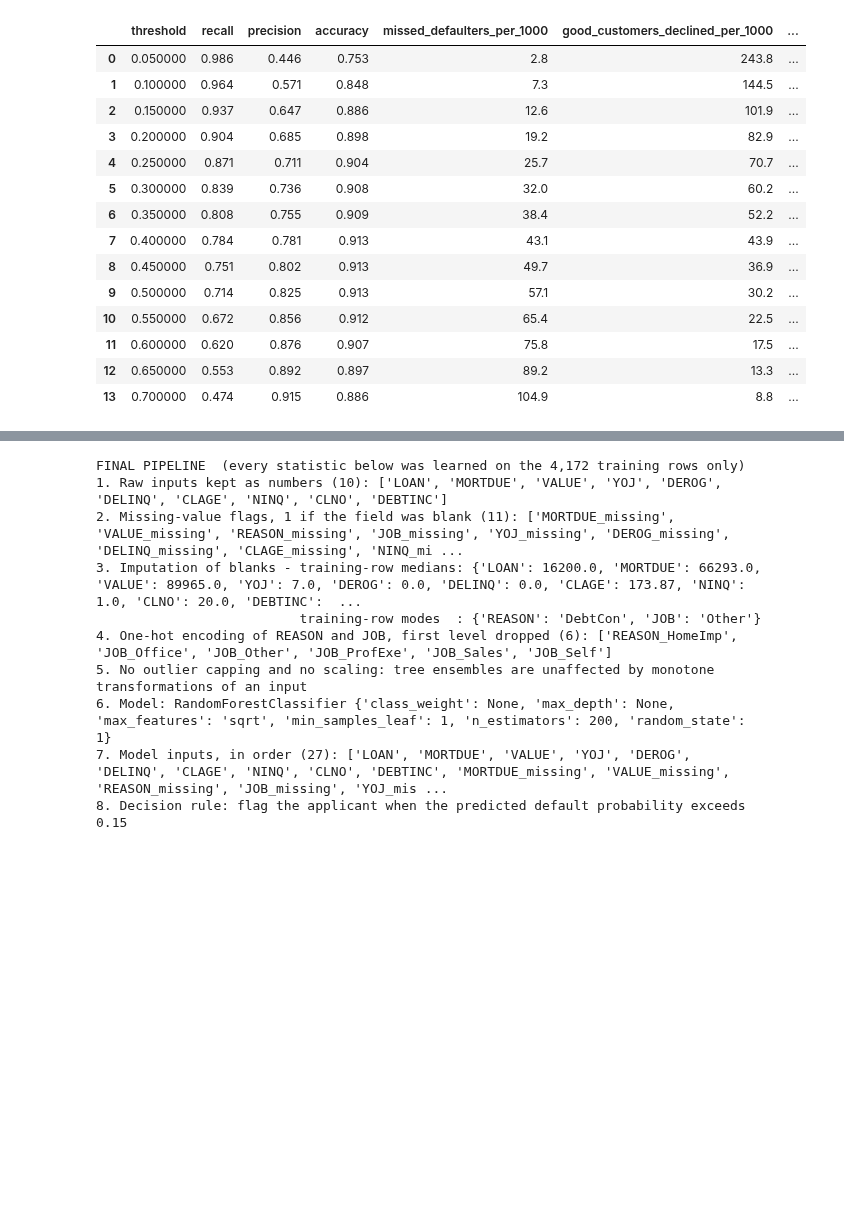
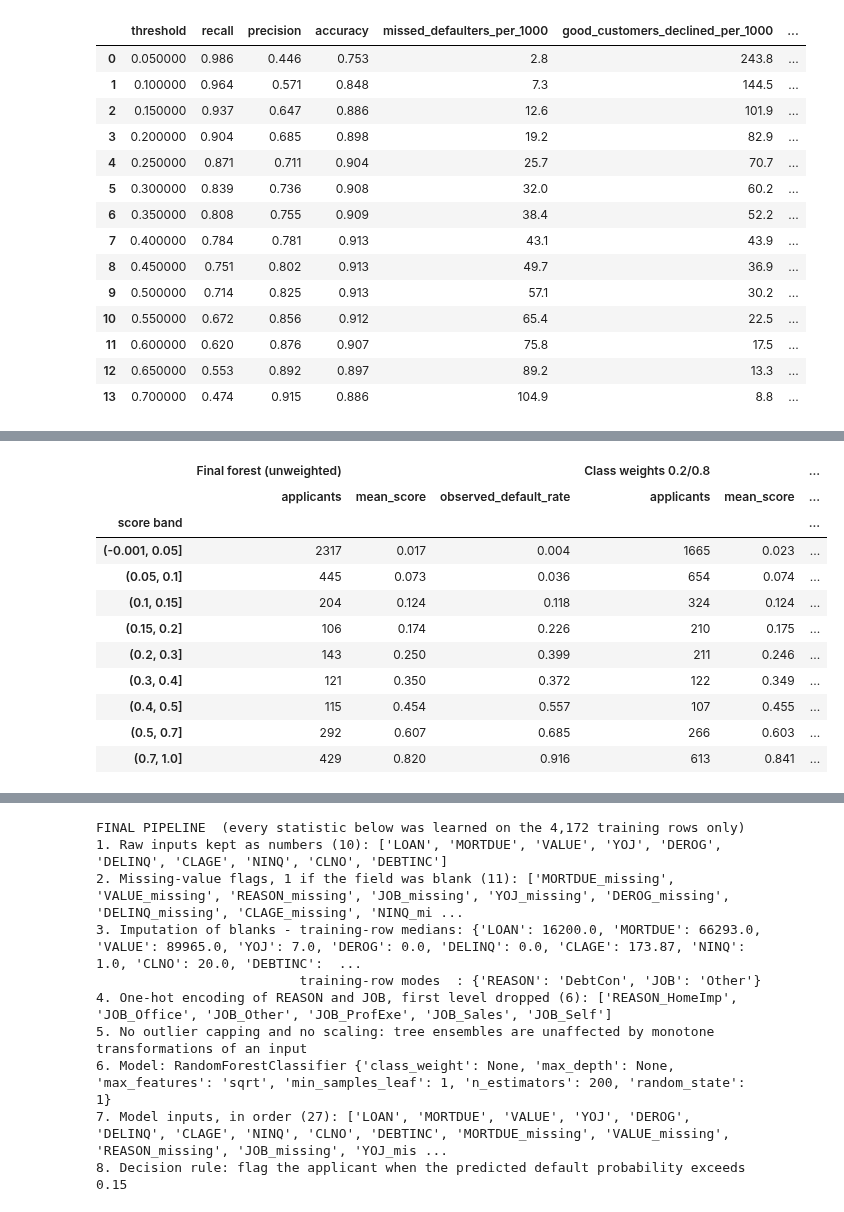
Before and after one commit to shubham1891/Personal-code, a Jupyter notebook: notebooks/Loan_Default_Prediction_Capstone.ipynb, the cells around one changed output, grey strips where cells are left out. Saved outputs shown, nothing was run; the diff lists cells and outputs as text; code cells hidden in the pictures; blank space fills up the shorter version.

```diff
--- a/notebooks/Loan_Default_Prediction_Capstone.ipynb
+++ b/notebooks/Loan_Default_Prediction_Capstone.ipynb
@@ -1905,0 +1930,74 @@ pd.DataFrame(rows)
+# %%
+# Three robustness checks on the selection, all on training rows only.
+
+# (a) A finer threshold grid for the winner: does the 0.05 step hide a better cut-off?
+fine = np.round(np.arange(0.08, 0.26, 0.01), 2)
+fine_cost = np.mean([cost_table(y_train, p, thresholds=fine)["expected_cost_per_1000_$"].values for p in oof[winner]["probas"]], axis=0)
+print(f"(a) Finer grid, 0.01 steps: cost-minimising threshold {fine[int(np.argmin(fine_cost))]:.2f}; mean OOF cost per 1,000 ($) by threshold:")
+print(pd.Series(fine_cost.round(0).astype(int), index=fine).to_frame("cost").T.to_string())
+
+# (b) Calibration: do the out-of-fold scores behave like default rates? Reliability table and Brier score for the winner
+#     and for the class-weighted forest it replaced.
+score_bins = [0, 0.05, 0.10, 0.15, 0.20, 0.30, 0.40, 0.50, 0.70, 1.0]
+def reliability(proba, label):
+    t = (pd.DataFrame({"score band": pd.cut(proba, score_bins, include_lowest=True), "p": proba, "y": y_train.values})
+           .groupby("score band", observed=True).agg(applicants=("y", "size"), mean_score=("p", "mean"), observed_default_rate=("y", "mean")))
+    t.columns = pd.MultiIndex.from_product([[label], t.columns])
+    return t
+p_final, p_weighted = oof[winner]["probas"][0], stage1[("0.2/0.8", 1)]["probas"][0]
+print(f"(b) Brier score (mean squared error of the score as a probability, lower is better; the base rate alone scores "
+      f"{brier_score_loss(y_train, np.full(len(y_train), y_train.mean())):.3f}): "
+      f"final forest {brier_score_loss(y_train, p_final):.3f}, class weights 0.2/0.8 {brier_score_loss(y_train, p_weighted):.3f}")
+display(pd.concat([reliability(p_final, "Final forest (unweighted)"), reliability(p_weighted, "Class weights 0.2/0.8")], axis=1).round(3))
+
+# (d) The approve / refer / decline bands proposed later (0.10 and 0.25), on the out-of-fold scores of the training rows
+oof_bands = pd.cut(p_final, [-0.01, 0.10, 0.25, 1.0], labels=["approve (score <= 0.10)", "refer (0.10 - 0.25)", "decline (score > 0.25)"])
+band_oof = (pd.DataFrame({"band": oof_bands, "defaulted": y_train.values}).groupby("band", observed=True)
+              .agg(applicants=("defaulted", "size"), defaulters=("defaulted", "sum"), observed_default_rate=("defaulted", "mean")))
+band_oof["share_of_applicants"] = band_oof["applicants"] / len(y_train)
+band_oof["share_of_defaulters"] = band_oof["defaulters"] / y_train.sum()
+print("(d) Approve / refer / decline bands on the out-of-fold scores (training rows):")
+display(band_oof.style.format({"observed_default_rate": "{:.1%}", "share_of_applicants": "{:.1%}", "share_of_defaulters": "{:.1%}"}))
+
+# (e) Paired check of the 'within noise' statement: fold-by-fold cost difference between the 0.2/0.8 forest at its own best
+#     threshold and the winner at its threshold, over the same 15 validation folds
+def fold_costs_at(res, t):
+    out = []
+    for seed, p in zip(CV_REPEATS, res["probas"]):
+        for _, val in StratifiedKFold(n_splits=5, shuffle=True, random_state=seed).split(X_train, y_train):
+            out.append(cost_table(y_train.iloc[val], p[val], thresholds=np.array([t]))["expected_cost_per_1000_$"].iloc[0])
+    return np.array(out)
+weighted = stage1[("0.2/0.8", 1)]
+diff = fold_costs_at(weighted, weighted["best"]["threshold"]) - fold_costs_at(oof[winner], FINAL_THRESHOLD)
+print(f"(e) Paired fold-by-fold difference, class weights 0.2/0.8 at {weighted['best']['threshold']:.2f} minus the winner at {FINAL_THRESHOLD:.2f}: "
+      f"mean ${diff.mean():,.0f} per 1,000 applicants, paired standard error ${diff.std(ddof=1) / np.sqrt(len(diff)):,.0f} ({len(diff)} folds)")
+
+# (c) Does the choice depend on this particular 70/30 split? Repeat stage 1 (fully grown trees) on two other stratified splits,
+#     rebuilding the missing flags and the imputation from each split's own training rows.
+def training_rows_for_split(seed):
+    frame = hm.copy()
+    for c in ["REASON", "JOB", "BAD"]:
+        frame[c] = frame[c].astype("category")
+    tr, _ = train_test_split(frame.index, test_size=0.30, random_state=seed, stratify=frame["BAD"])
+    add_missing_flags(frame)
+    impute(frame, tr)
+    Xs, ys = prepare_xy(frame)
+    return Xs.loc[tr], ys.loc[tr]
+
+rows = []
+for seed in [2, 3]:
+    Xs, ys = training_rows_for_split(seed)
+    cv_s = StratifiedKFold(n_splits=5, shuffle=True, random_state=RANDOM_STATE)
+    for w_name, w in weight_options.items():
+        p = cross_val_predict(RandomForestClassifier(n_estimators=200, class_weight=w, random_state=RANDOM_STATE, n_jobs=-1),
+                              Xs, ys, cv=cv_s, method="predict_proba")[:, 1]
+        t = cost_table(ys, p)
+        best = t.loc[t["expected_cost_per_1000_$"].idxmin()]
+        rows.append({"class weights": w_name, "split seed": seed, "best threshold": best["threshold"],
+                     "OOF cost per 1,000 ($)": best["expected_cost_per_1000_$"]})
+split_check = (pd.DataFrame(rows).pivot(index="class weights", columns="split seed", values=["best threshold", "OOF cost per 1,000 ($)"])
+                 .loc[list(weight_options)])
+print("(c) Stage 1 repeated on two other 70/30 splits (fully grown trees, single 5-fold OOF). Cheapest configuration per split:",
+      {seed: split_check[("OOF cost per 1,000 ($)", seed)].idxmin() for seed in [2, 3]})
+split_check.style.format({c: ("{:.2f}" if c[0] == "best threshold" else "{:,.0f}") for c in split_check.columns})
+# %% [output]
@@ -1905,0 +2008,12 @@ pd.DataFrame(rows)
+|  | Final forest (unweighted) |  |  | Class weights 0.2/0.8 |  | ... |
+|  | applicants | mean_score | observed_default_rate | applicants | mean_score | ... |
+| score band |  |  |  |  |  | ... |
+| (-0.001, 0.05] | 2317 | 0.017 | 0.004 | 1665 | 0.023 | ... |
+| (0.05, 0.1] | 445 | 0.073 | 0.036 | 654 | 0.074 | ... |
+| (0.1, 0.15] | 204 | 0.124 | 0.118 | 324 | 0.124 | ... |
+| (0.15, 0.2] | 106 | 0.174 | 0.226 | 210 | 0.175 | ... |
+| (0.2, 0.3] | 143 | 0.250 | 0.399 | 211 | 0.246 | ... |
+| (0.3, 0.4] | 121 | 0.350 | 0.372 | 122 | 0.349 | ... |
+| (0.4, 0.5] | 115 | 0.454 | 0.557 | 107 | 0.455 | ... |
+| (0.5, 0.7] | 292 | 0.607 | 0.685 | 266 | 0.603 | ... |
+| (0.7, 1.0] | 429 | 0.820 | 0.916 | 613 | 0.841 | ... |
```
Also changed, not shown: parts of 27 cells of this notebook, 18 other files.
